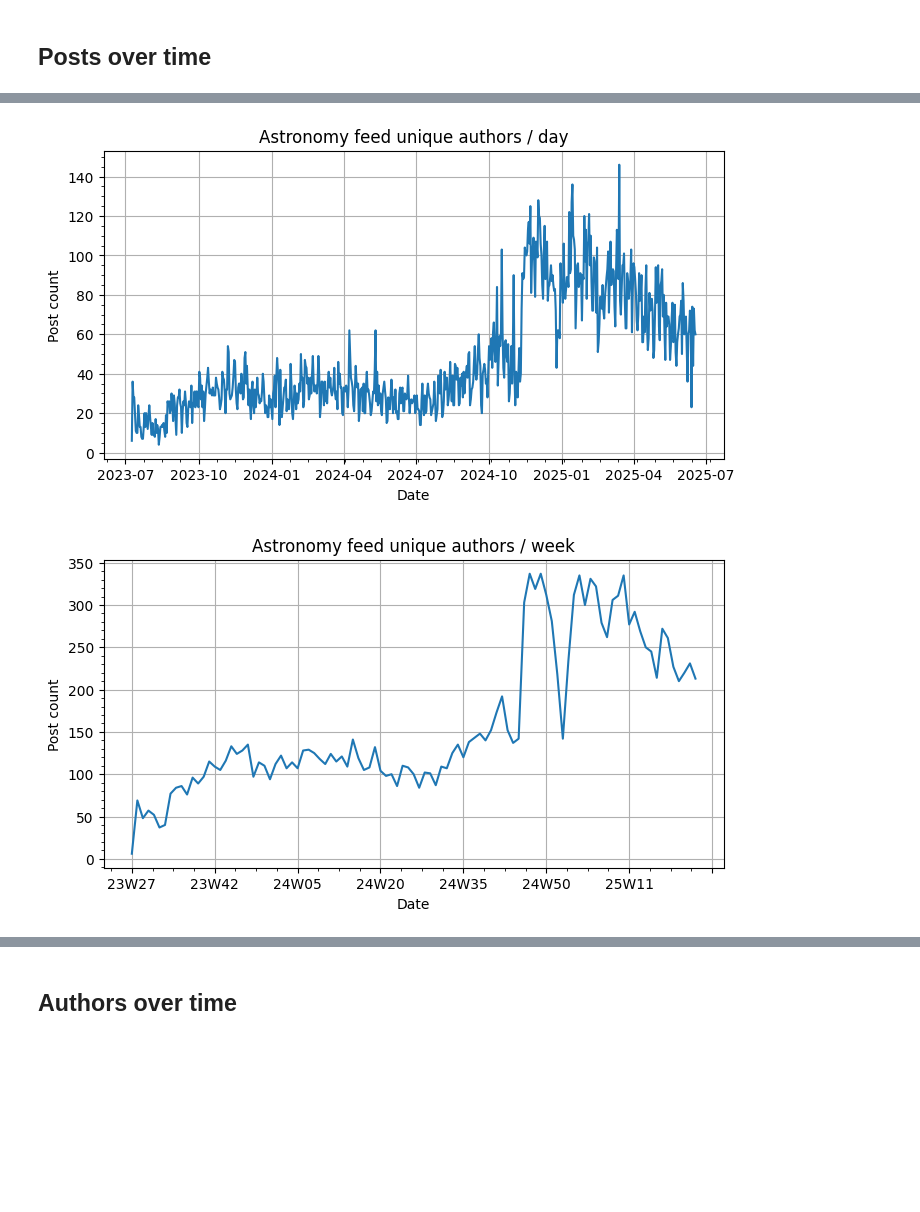
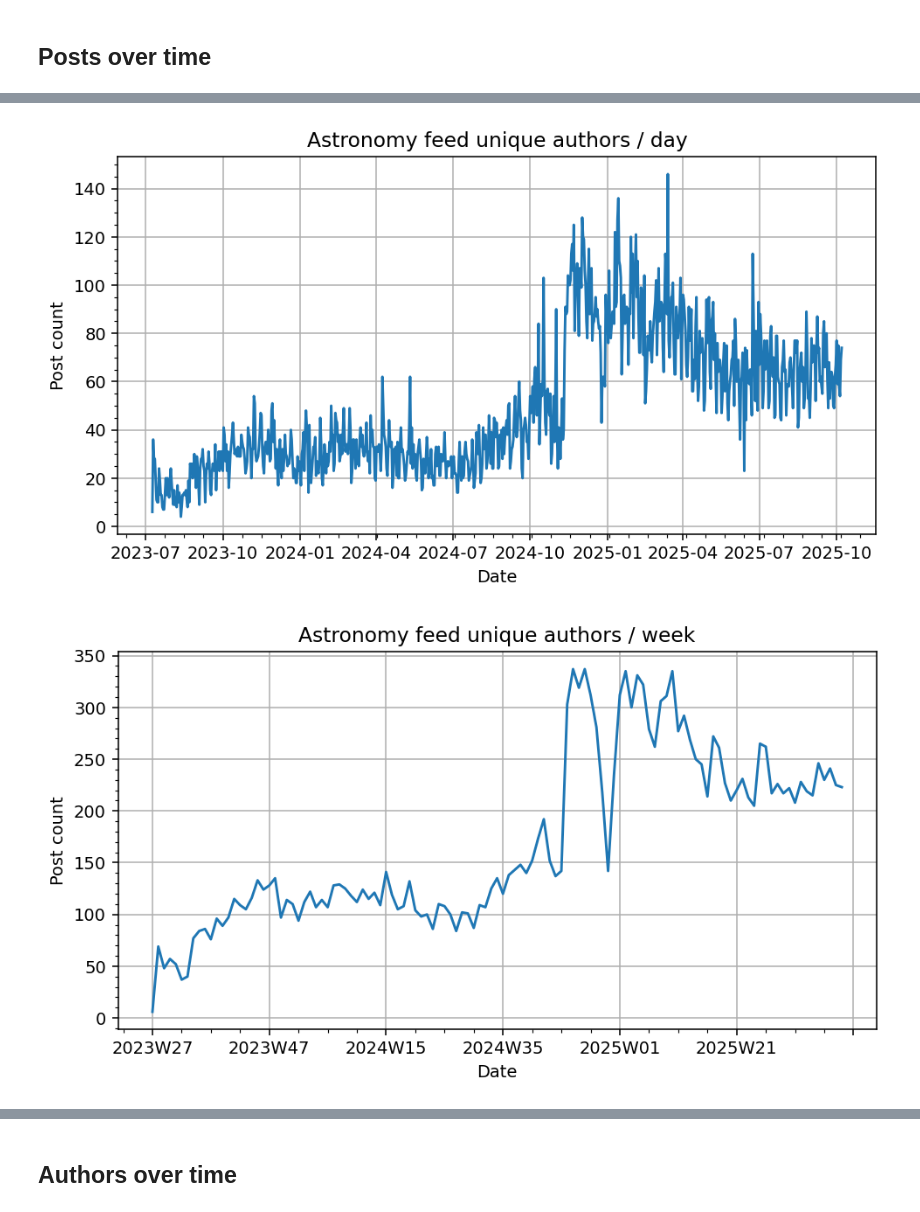
Before and after one commit to the-astrosky-ecosystem/scripts, a Jupyter notebook: plots/feed_activity.ipynb, the cells around one changed output, grey strips where cells are left out. Cells and saved outputs as stored; diff of their text form; code cells hidden in the pictures; blank space fills up the shorter version.

```diff
--- a/plots/feed_activity.ipynb
+++ b/plots/feed_activity.ipynb
@@ -9,8 +9,11 @@ import matplotlib.pyplot as plt
 
 from datetime import datetime, timedelta, date
 from pathlib import Path
+
+
+plt.rcParams['figure.dpi'] = 140
 # %%
-datadir = Path("../../_backups/250619_parquet")
+datadir = Path("../../_backups/251008_parquet")
 # %%
 posts = pd.read_parquet(datadir / "post.parquet")
 accounts = pd.read_parquet(datadir / "account.parquet")
@@ -29,6 +36,7 @@ def convert_to_boolean(dataframe, columns):
 print("Working on posts...")
 bool_columns = {col: bool for col in posts.columns if "feed_" in col or col == "hidden"}
 posts = convert_to_boolean(posts, bool_columns)
+posts = posts[posts['indexed_at'] != 'f'].reset_index(drop=True)  # drop random dodgy ones
 posts["indexed_at"] = pd.to_datetime(posts["indexed_at"], format="mixed")
 
 print("Working on accounts...")
@@ -141,21 +160,21 @@ ax.minorticks_on()
 
 fig.savefig("output/authors_per_day.png", bbox_inches="tight")
 # %% [output]
-[figure, old version]
+[figure, new version]
 # %%
 days_to_plot = by_week.iloc[:-1]  # Exclude today
 
 fig, ax = plt.subplots(figsize=(8, 4), facecolor="w")
-weeks = [f"{x[2:4]}W{x[4:]}" for x in days_to_plot['indexed_at']]
+weeks = [f"{x[0:4]}W{x[4:]}" for x in days_to_plot['indexed_at']]
 ax.plot(weeks, days_to_plot['author'])
 ax.set(title="Astronomy feed unique authors / week", xlabel="Date", ylabel="Post count")
 ax.grid()
 ax.minorticks_on()
 ax.xaxis.set_major_locator(plt.MaxNLocator(8))
 
 fig.savefig("output/authors_per_week.png", bbox_inches="tight")
 # %% [output]
-[figure, old version]
+[figure, new version]
 # %%
 days_to_plot = by_month.iloc[:-1]  # Exclude today
 
```
Also changed, not shown: parts of 14 cells of this notebook.
